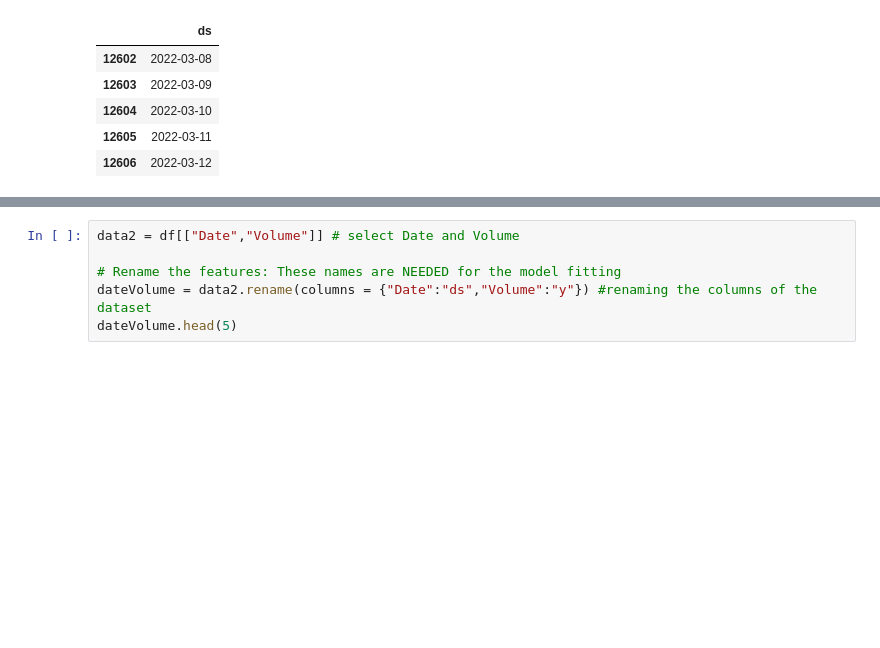
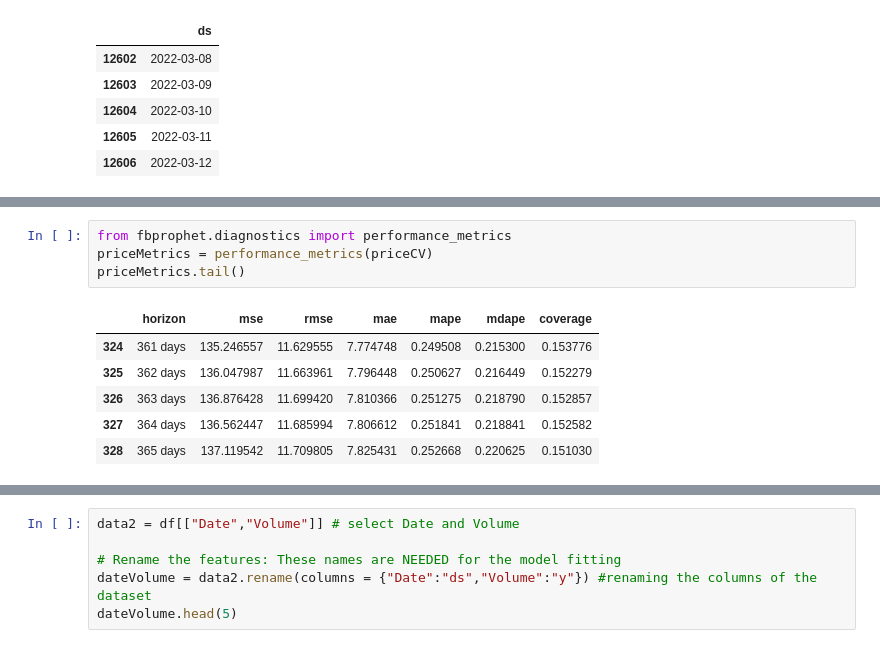
Before and after one commit to beckyydo/retail-machine-learning, a Jupyter notebook: FB Prophet.ipynb, the cells around one changed output, grey strips where cells are left out. Cells and saved outputs as stored; diff of their text form; blank space fills up the shorter version.

```diff
--- a/FB Prophet.ipynb
+++ b/FB Prophet.ipynb
@@ -101,0 +154,11 @@ model.plot_components(predictions)
+# %%
+from fbprophet.diagnostics import performance_metrics
+priceMetrics = performance_metrics(priceCV)
+priceMetrics.tail()
+# %% [output]
+|  | horizon | mse | rmse | mae | mape | mdape | coverage |
+| 324 | 361 days | 135.246557 | 11.629555 | 7.774748 | 0.249508 | 0.215300 | 0.153776 |
+| 325 | 362 days | 136.047987 | 11.663961 | 7.796448 | 0.250627 | 0.216449 | 0.152279 |
+| 326 | 363 days | 136.876428 | 11.699420 | 7.810366 | 0.251275 | 0.218790 | 0.152857 |
+| 327 | 364 days | 136.562447 | 11.685994 | 7.806612 | 0.251841 | 0.218841 | 0.152582 |
+| 328 | 365 days | 137.119542 | 11.709805 | 7.825431 | 0.252668 | 0.220625 | 0.151030 |
```
Also changed, not shown: parts of 14 cells of this notebook.
